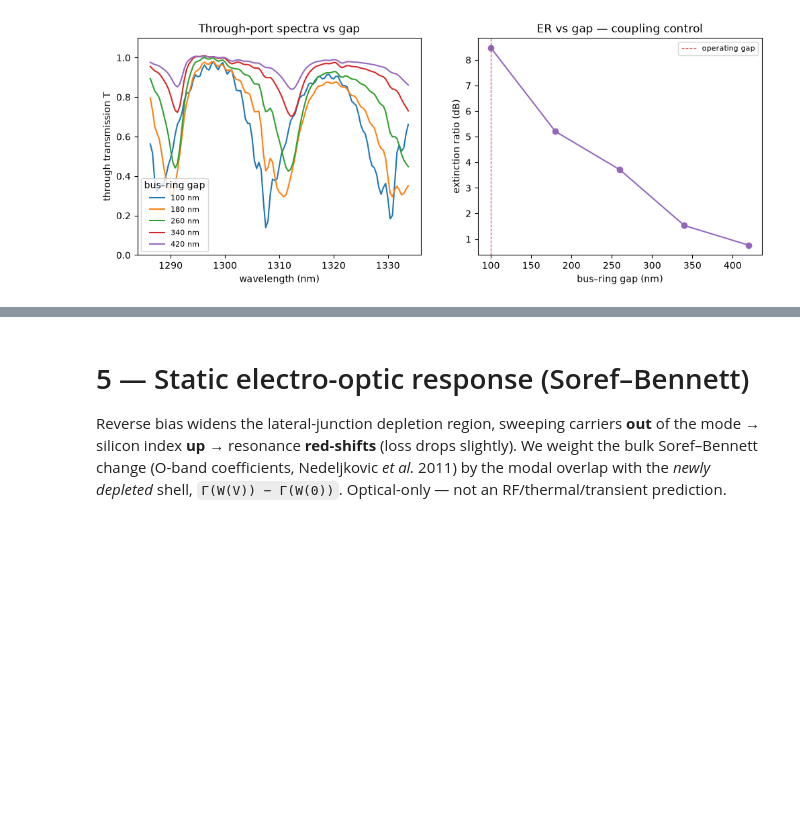
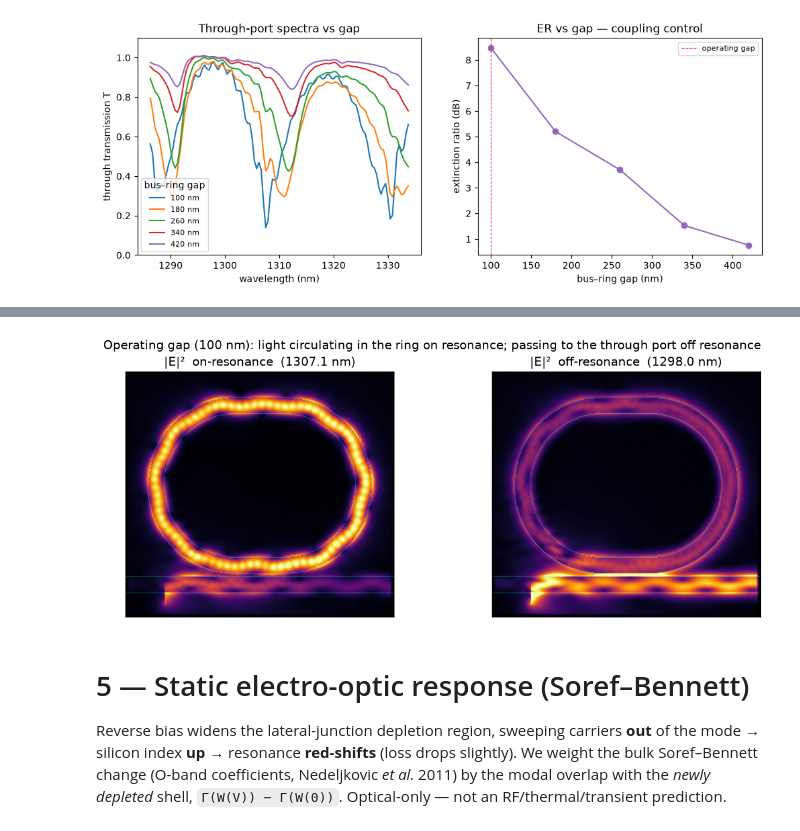
Before and after one commit to Jinge-Wang/FDTDMEX, a Jupyter notebook: examples/ring_mrm_oband/ring_mrm_oband.ipynb, the cells around one changed output, grey strips where cells are left out. Saved outputs shown, nothing was run; the diff lists cells and outputs as text; code cells hidden in the pictures; blank space fills up the shorter version.

```diff
--- a/examples/ring_mrm_oband/ring_mrm_oband.ipynb
+++ b/examples/ring_mrm_oband/ring_mrm_oband.ipynb
@@ -418,3 +409,10 @@ operating gap = 100 nm (max ER ≈ 8.5 dB)
+# %%
+from IPython.display import Image  # noqa: E402
+
+_fm = os.path.join(FIG, "field_maps_100nm.png")
+Image(filename=_fm) if os.path.exists(_fm) else print(f"run field_maps_100nm.py to generate {_fm}")
+# %% [output]
+[figure, added]
 # %% [markdown]
 # 5 — Static electro-optic response (Soref–Bennett)
 Reverse bias widens the lateral-junction depletion region, sweeping carriers **out** of the mode →
```
Also changed, not shown: parts of 7 cells of this notebook, 8 other files.
